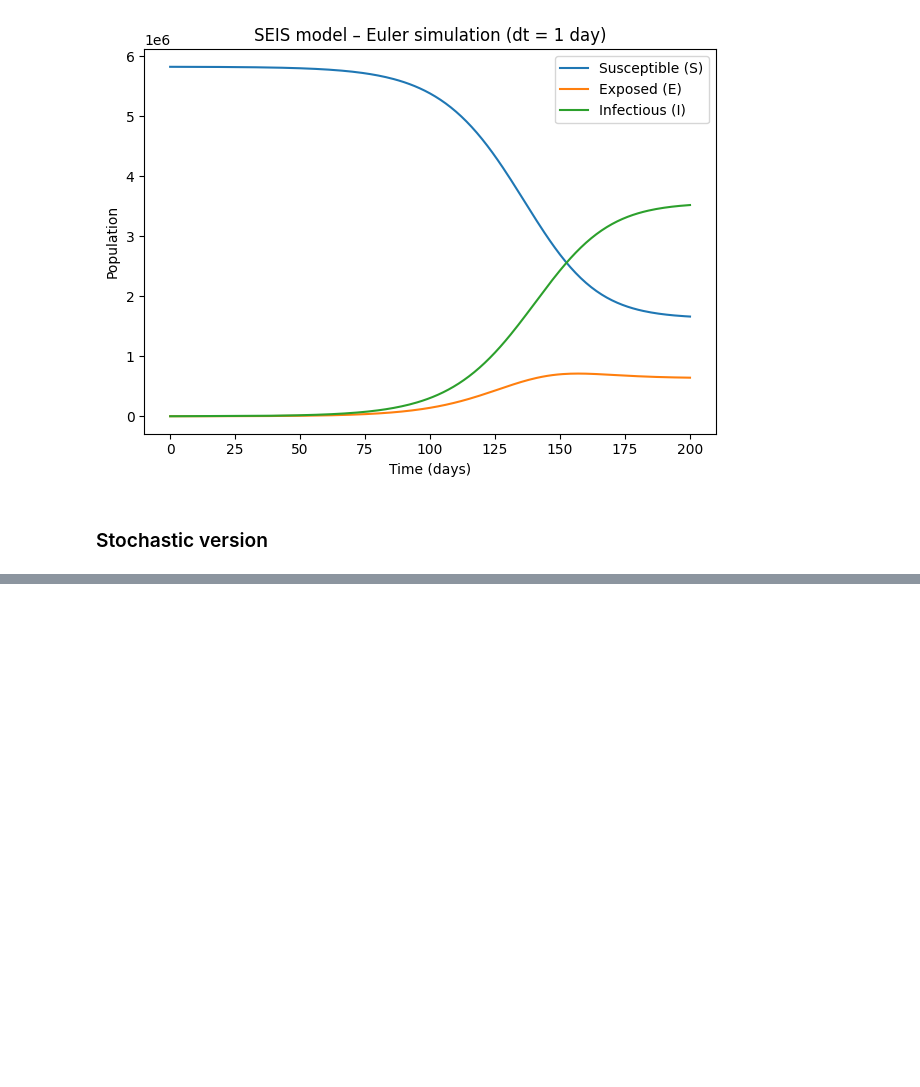
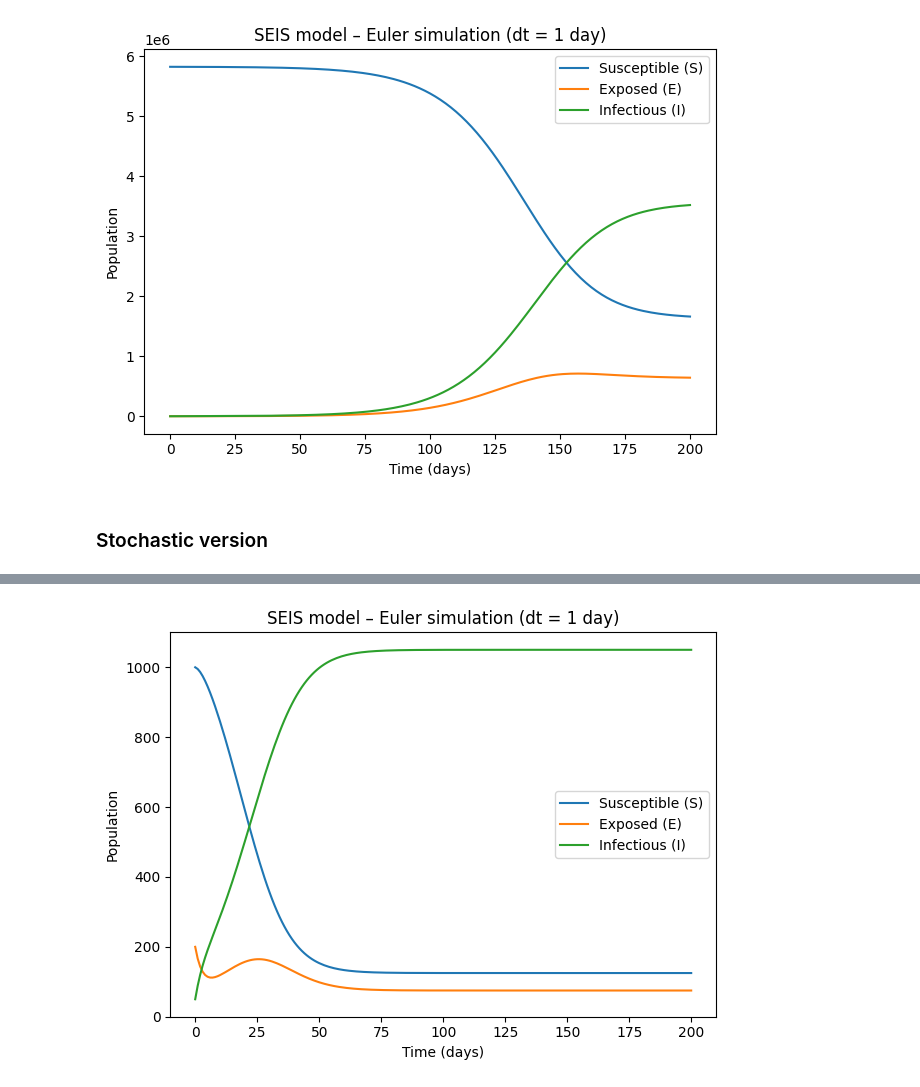
Before and after one commit to bjarturingvason/Stochastic, a Jupyter notebook: Project 2/SEIS_model.ipynb, the cells around one changed output, grey strips where cells are left out. Saved outputs shown, nothing was run; the diff lists cells and outputs as text; code cells hidden in the pictures; blank space fills up the shorter version.

```diff
--- a/Project 2/SEIS_model.ipynb
+++ b/Project 2/SEIS_model.ipynb
@@ -123,0 +273,16 @@ plt.show()
+# %%
+t, S, E, I = simulate_seis_euler(beta, gamma, epsilon, S0, E0, I0, days)
+
+# Plot results
+plt.figure()
+plt.plot(t, S, label="Susceptible (S)")
+plt.plot(t, E, label="Exposed (E)")
+plt.plot(t, I, label="Infectious (I)")
+plt.xlabel("Time (days)")
+plt.ylabel("Population")
+plt.title("SEIS model – Euler simulation (dt = 1 day)")
+plt.legend()
+plt.tight_layout()
+plt.show()
+# %% [output]
+[figure, added]
```
Also changed, not shown: parts of 9 cells of this notebook.
